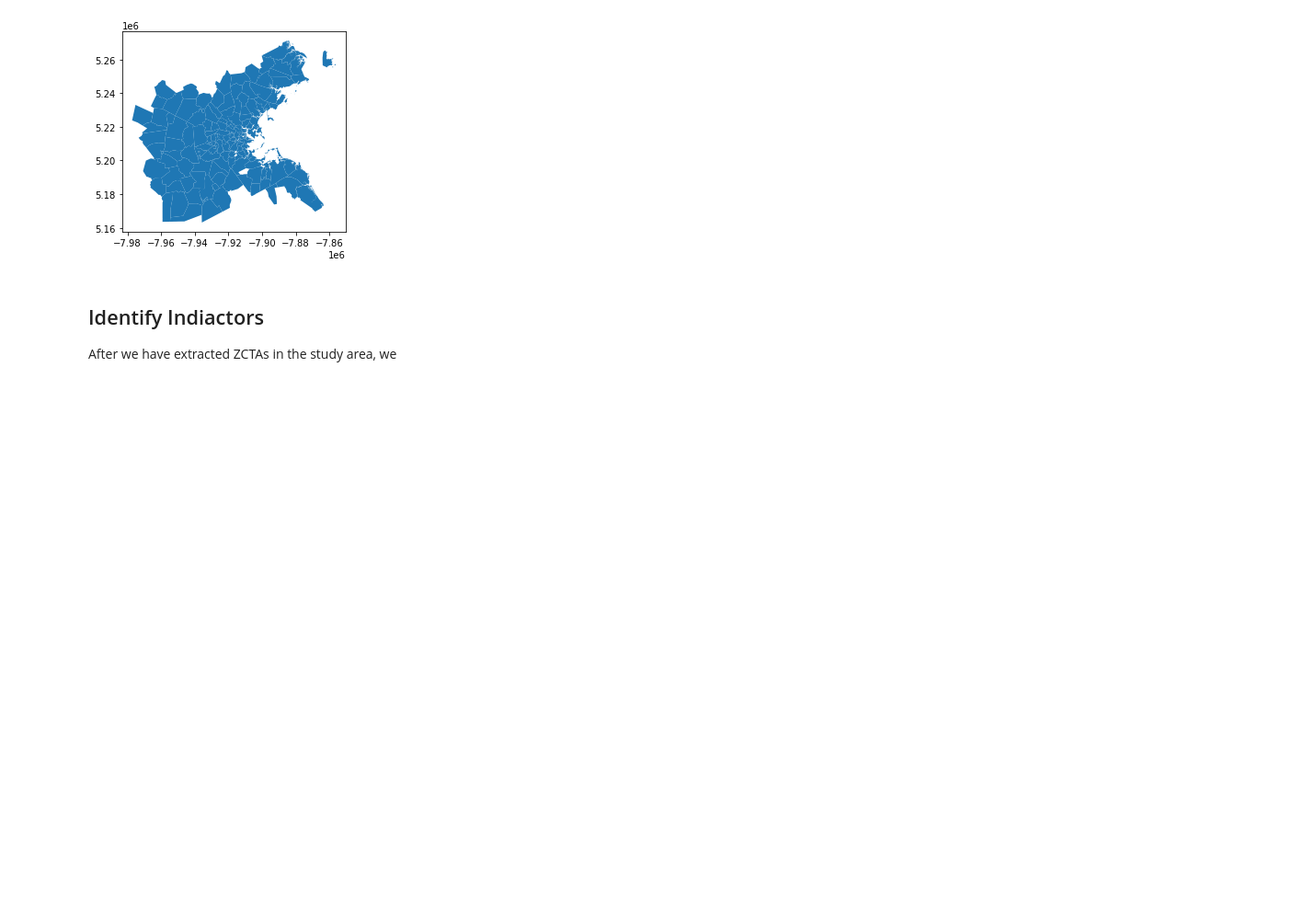
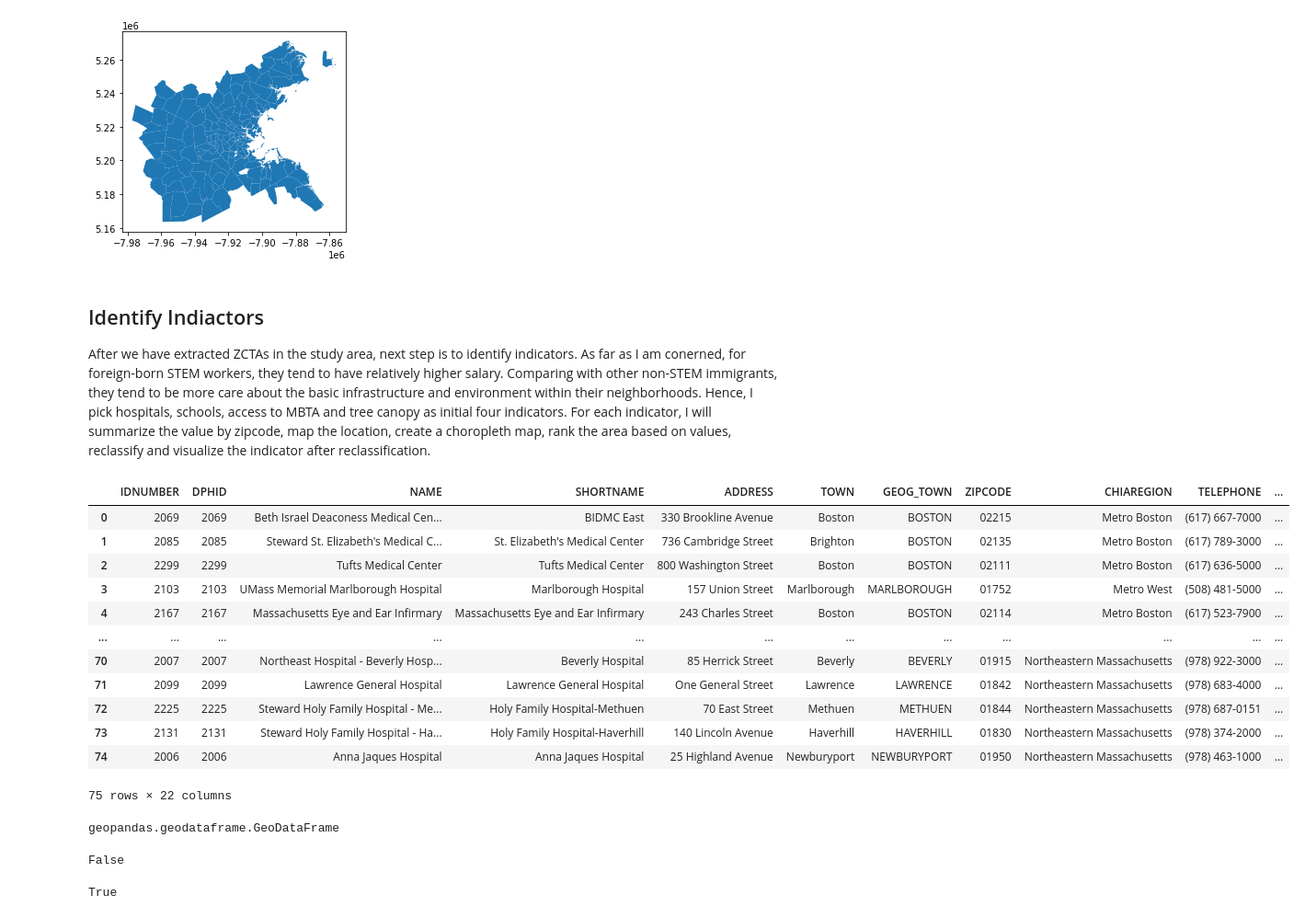
Before and after one commit to zhining-sun/UEP239-FinalProject, a Jupyter notebook: FinalProject_ZhiningSun.ipynb, the cells around one changed output. Shown: that part at 92% size. Drawn from its saved outputs; the diff is of its cells as text; code cells hidden in the pictures; blank space fills up the shorter version.

```diff
--- a/FinalProject_ZhiningSun.ipynb
+++ b/FinalProject_ZhiningSun.ipynb
@@ -205,4 +205,33 @@ plt.show()
 [figure]
 # %% [markdown]
 ## Identify Indiactors
-After we have extracted ZCTAs in the study area, we
+After we have extracted ZCTAs in the study area, next step is to identify indicators. As far as I am conerned, for foreign-born STEM workers, they tend to have relatively higher salary. Comparing with other non-STEM immigrants, they tend to be more care about the basic infrastructure and environment within their neighborhoods. Hence, I pick hospitals, schools, access to MBTA and tree canopy as initial four indicators.
+For each indicator, I will summarize the value by zipcode, map the location, create a choropleth map, rank the area based on values, reclassify and visualize the indicator after reclassification.
+# %%
+#I will start with hospitals
+#Hospitals
+Hospitals = gpd.read_file('Data/hospitals/HOSPITALS_PT.shp')
+# %%
+Hospitals
+# %% [output]
+|  | IDNUMBER | DPHID | NAME | SHORTNAME | ADDRESS | TOWN | GEOG_TOWN | ZIPCODE | CHIAREGION | TELEPHONE | ... |
+| 0 | 2069 | 2069 | Beth Israel Deaconess Medical Cen... | BIDMC East | 330 Brookline Avenue | Boston | BOSTON | 02215 | Metro Boston | (617) 667-7000 | ... |
+| 1 | 2085 | 2085 | Steward St. Elizabeth's Medical C... | St. Elizabeth's Medical Center | 736 Cambridge Street | Brighton | BOSTON | 02135 | Metro Boston | (617) 789-3000 | ... |
+| 2 | 2299 | 2299 | Tufts Medical Center | Tufts Medical Center | 800 Washington Street | Boston | BOSTON | 02111 | Metro Boston | (617) 636-5000 | ... |
+| 3 | 2103 | 2103 | UMass Memorial Marlborough Hospital | Marlborough Hospital | 157 Union Street | Marlborough | MARLBOROUGH | 01752 | Metro West | (508) 481-5000 | ... |
+| 4 | 2167 | 2167 | Massachusetts Eye and Ear Infirmary | Massachusetts Eye and Ear Infirmary | 243 Charles Street | Boston | BOSTON | 02114 | Metro Boston | (617) 523-7900 | ... |
+| ... | ... | ... | ... | ... | ... | ... | ... | ... | ... | ... | ... |
+| 70 | 2007 | 2007 | Northeast Hospital - Beverly Hosp... | Beverly Hospital | 85 Herrick Street | Beverly | BEVERLY | 01915 | Northeastern Massachusetts | (978) 922-3000 | ... |
+| 71 | 2099 | 2099 | Lawrence General Hospital | Lawrence General Hospital | One General Street | Lawrence | LAWRENCE | 01842 | Northeastern Massachusetts | (978) 683-4000 | ... |
+| 72 | 2225 | 2225 | Steward Holy Family Hospital - Me... | Holy Family Hospital-Methuen | 70 East Street | Methuen | METHUEN | 01844 | Northeastern Massachusetts | (978) 687-0151 | ... |
+| 73 | 2131 | 2131 | Steward Holy Family Hospital - Ha... | Holy Family Hospital-Haverhill | 140 Lincoln Avenue | Haverhill | HAVERHILL | 01830 | Northeastern Massachusetts | (978) 374-2000 | ... |
+| 74 | 2006 | 2006 | Anna Jaques Hospital | Anna Jaques Hospital | 25 Highland Avenue | Newburyport | NEWBURYPORT | 01950 | Northeastern Massachusetts | (978) 463-1000 | ... |
+75 rows × 22 columns
+# %%
+type(Hospitals)
+# %% [output]
+geopandas.geodataframe.GeoDataFrame
+# %%
+zcta_boston.crs==Hospitals.crs
+# %% [output]
+False
@@ -208,0 +240,4 @@ After we have extracted ZCTAs in the study area, we
+# %%
+hospital.crs=.crs
+# %% [output]
+True
```
Also changed, not shown: parts of 18 cells of this notebook.
